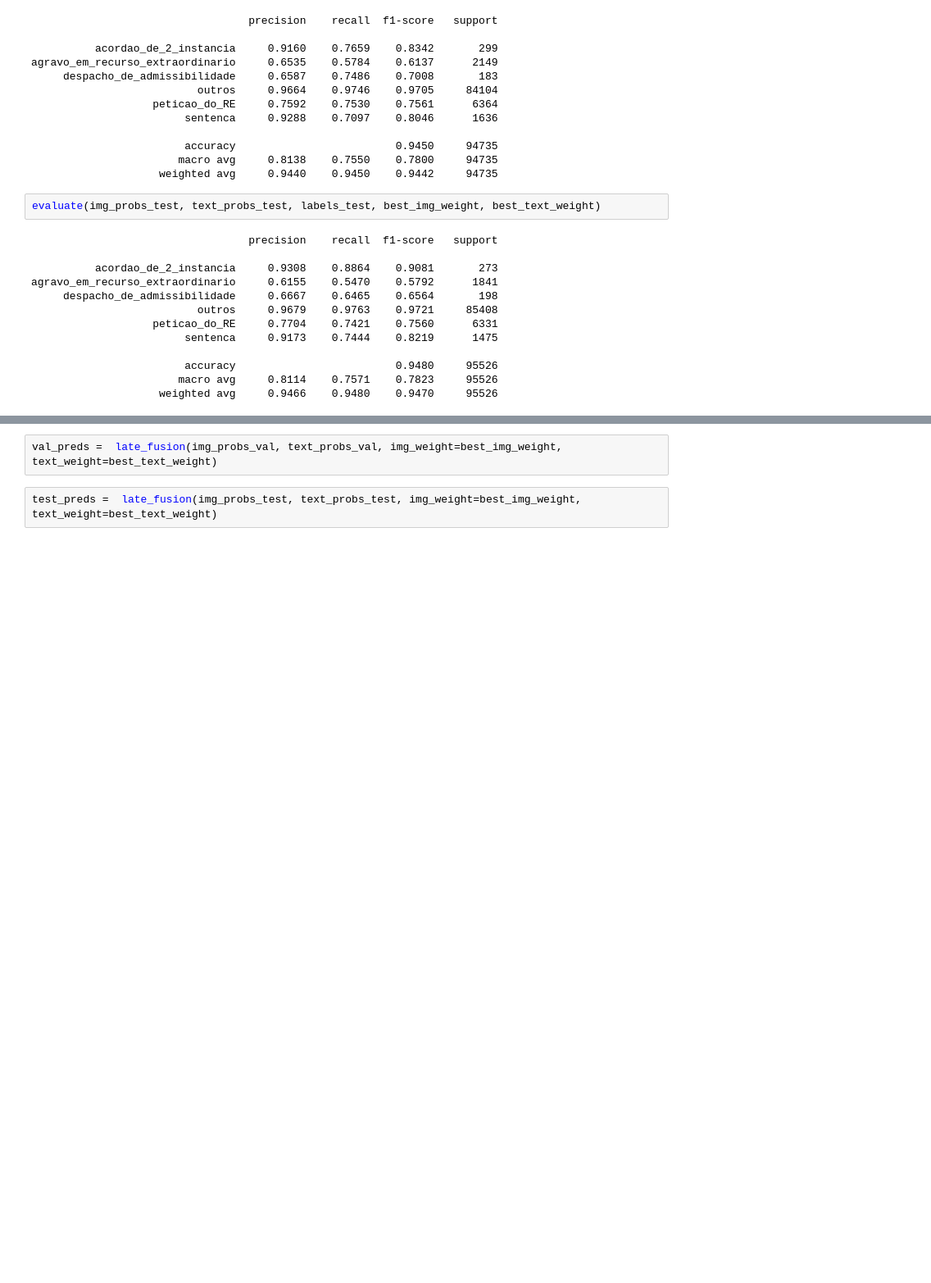
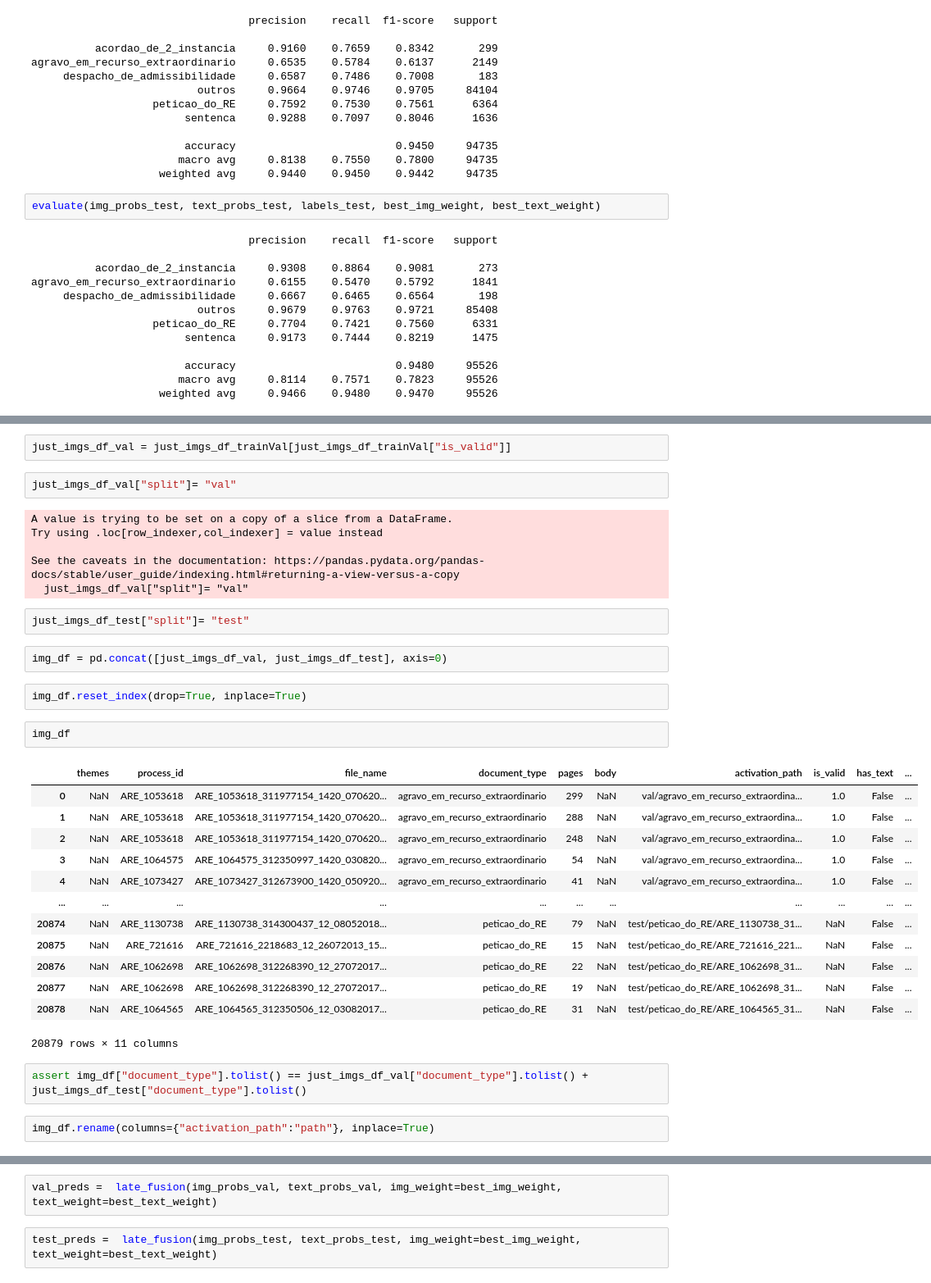
Before and after one commit to peluz/victor-visual-text, a Jupyter notebook: late_fusion.ipynb, the cells around one changed output, grey strips where cells are left out. Shown at 82% size. Saved outputs shown, nothing was run; the diff lists cells and outputs as text; blank space fills up the shorter version.

```diff
--- a/late_fusion.ipynb
+++ b/late_fusion.ipynb
@@ -406,0 +428,36 @@ agravo_em_recurso_extraordinario     0.6155    0.5470    0.5792      1841
+# %%
+just_imgs_df_val = just_imgs_df_trainVal[just_imgs_df_trainVal["is_valid"]]
+# %%
+just_imgs_df_val["split"]= "val"
+# %% [output]
+A value is trying to be set on a copy of a slice from a DataFrame.
+Try using .loc[row_indexer,col_indexer] = value instead
+
+See the caveats in the documentation: https://pandas.pydata.org/pandas-docs/stable/user_guide/indexing.html#returning-a-view-versus-a-copy
+  just_imgs_df_val["split"]= "val"
+# %%
+just_imgs_df_test["split"]= "test"
+# %%
+img_df = pd.concat([just_imgs_df_val, just_imgs_df_test], axis=0)
+# %%
+img_df.reset_index(drop=True, inplace=True)
+# %%
+img_df
+# %% [output]
+|  | themes | process_id | file_name | document_type | pages | body | activation_path | is_valid | has_text | ... |
+| 0 | NaN | ARE_1053618 | ARE_1053618_311977154_1420_070620... | agravo_em_recurso_extraordinario | 299 | NaN | val/agravo_em_recurso_extraordina... | 1.0 | False | ... |
+| 1 | NaN | ARE_1053618 | ARE_1053618_311977154_1420_070620... | agravo_em_recurso_extraordinario | 288 | NaN | val/agravo_em_recurso_extraordina... | 1.0 | False | ... |
+| 2 | NaN | ARE_1053618 | ARE_1053618_311977154_1420_070620... | agravo_em_recurso_extraordinario | 248 | NaN | val/agravo_em_recurso_extraordina... | 1.0 | False | ... |
+| 3 | NaN | ARE_1064575 | ARE_1064575_312350997_1420_030820... | agravo_em_recurso_extraordinario | 54 | NaN | val/agravo_em_recurso_extraordina... | 1.0 | False | ... |
+| 4 | NaN | ARE_1073427 | ARE_1073427_312673900_1420_050920... | agravo_em_recurso_extraordinario | 41 | NaN | val/agravo_em_recurso_extraordina... | 1.0 | False | ... |
+| ... | ... | ... | ... | ... | ... | ... | ... | ... | ... | ... |
+| 20874 | NaN | ARE_1130738 | ARE_1130738_314300437_12_08052018... | peticao_do_RE | 79 | NaN | test/peticao_do_RE/ARE_1130738_31... | NaN | False | ... |
+| 20875 | NaN | ARE_721616 | ARE_721616_2218683_12_26072013_15... | peticao_do_RE | 15 | NaN | test/peticao_do_RE/ARE_721616_221... | NaN | False | ... |
+| 20876 | NaN | ARE_1062698 | ARE_1062698_312268390_12_27072017... | peticao_do_RE | 22 | NaN | test/peticao_do_RE/ARE_1062698_31... | NaN | False | ... |
+| 20877 | NaN | ARE_1062698 | ARE_1062698_312268390_12_27072017... | peticao_do_RE | 19 | NaN | test/peticao_do_RE/ARE_1062698_31... | NaN | False | ... |
+| 20878 | NaN | ARE_1064565 | ARE_1064565_312350506_12_03082017... | peticao_do_RE | 31 | NaN | test/peticao_do_RE/ARE_1064565_31... | NaN | False | ... |
+20879 rows × 11 columns
+# %%
+assert img_df["document_type"].tolist() == just_imgs_df_val["document_type"].tolist() + just_imgs_df_test["document_type"].tolist()
+# %%
+img_df.rename(columns={"activation_path":"path"}, inplace=True)
```
Also changed, not shown: parts of 30 cells of this notebook, 2 other files.
